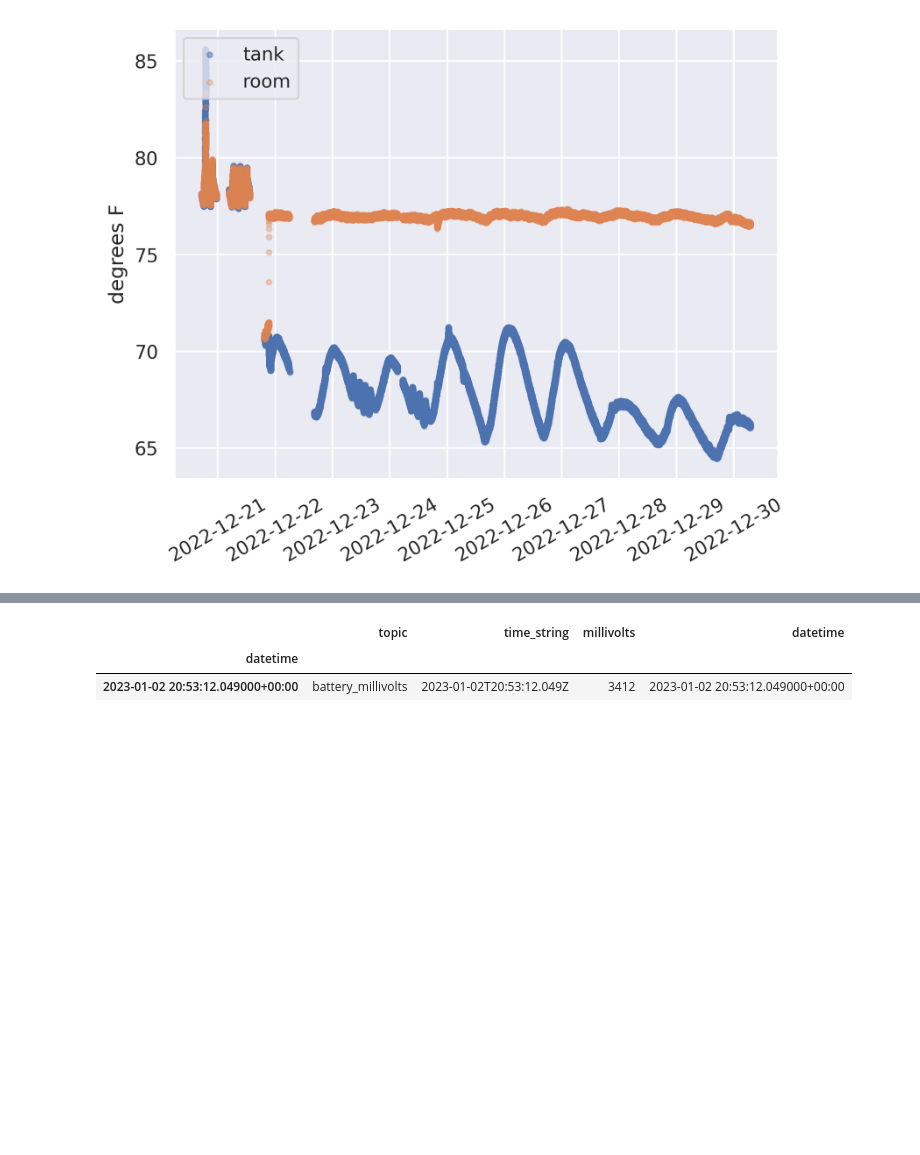
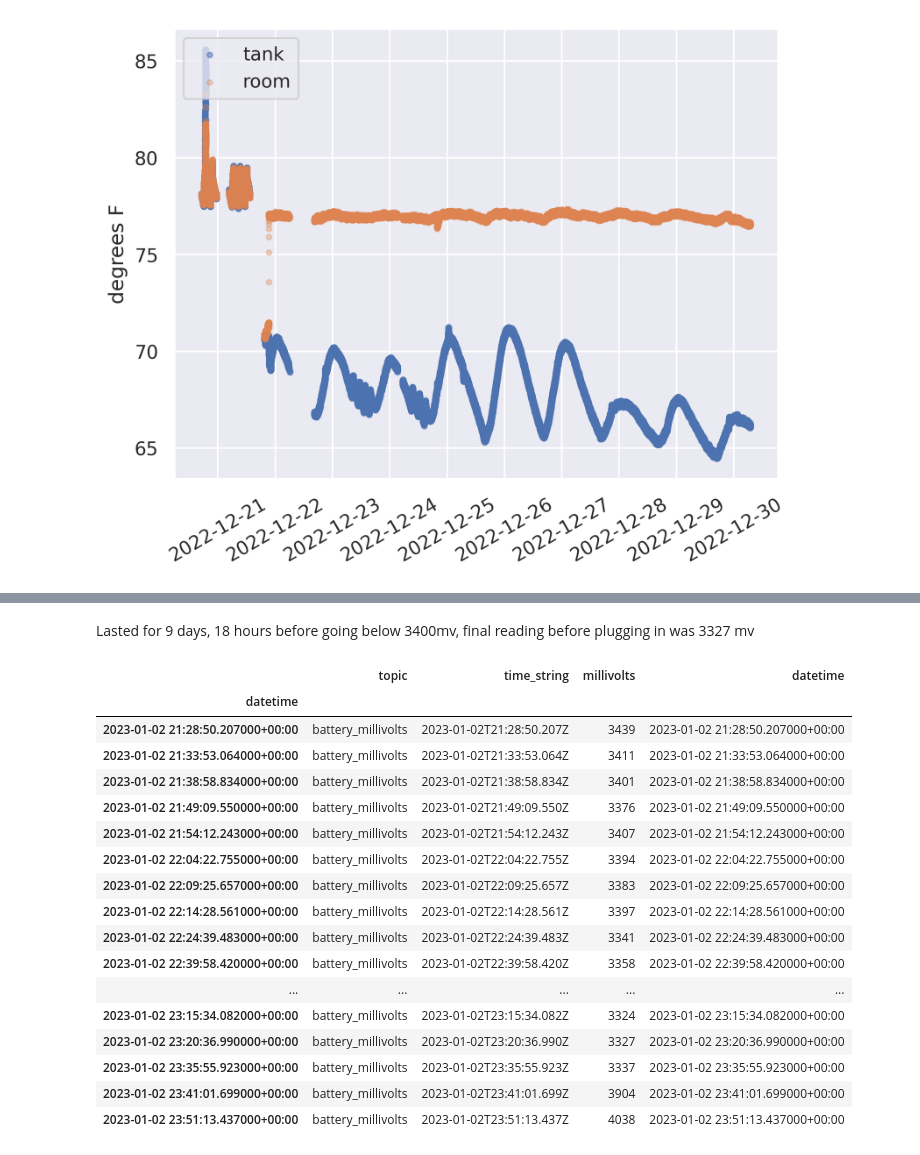
Before and after one commit to berickson/nerd-tank, a Jupyter notebook: client/Temp Analysis.ipynb, the cells around one changed output, grey strips where cells are left out. Saved outputs shown, nothing was run; the diff lists cells and outputs as text; code cells hidden in the pictures; blank space fills up the shorter version.

```diff
--- a/client/Temp Analysis.ipynb
+++ b/client/Temp Analysis.ipynb
@@ -117,9 +117,26 @@ plt.title(f"{len(df_bat.millivolts)} voltage readings, latest spline voltage {sp
+# %% [markdown]
+Lasted for 9 days, 18 hours before going below 3400mv, final reading before plugging in was 3327 mv
 # %%
-df_bat[-2:-1]
+df_bat[-20:-1]
 # %% [output]
 |  | topic | time_string | millivolts | datetime |
 | datetime |  |  |  |  |
-| 2023-01-02 20:53:12.049000+00:00 | battery_millivolts | 2023-01-02T20:53:12.049Z | 3412 | 2023-01-02 20:53:12.049000+00:00 |
+| 2023-01-02 21:28:50.207000+00:00 | battery_millivolts | 2023-01-02T21:28:50.207Z | 3439 | 2023-01-02 21:28:50.207000+00:00 |
+| 2023-01-02 21:33:53.064000+00:00 | battery_millivolts | 2023-01-02T21:33:53.064Z | 3411 | 2023-01-02 21:33:53.064000+00:00 |
+| 2023-01-02 21:38:58.834000+00:00 | battery_millivolts | 2023-01-02T21:38:58.834Z | 3401 | 2023-01-02 21:38:58.834000+00:00 |
+| 2023-01-02 21:49:09.550000+00:00 | battery_millivolts | 2023-01-02T21:49:09.550Z | 3376 | 2023-01-02 21:49:09.550000+00:00 |
+| 2023-01-02 21:54:12.243000+00:00 | battery_millivolts | 2023-01-02T21:54:12.243Z | 3407 | 2023-01-02 21:54:12.243000+00:00 |
+| 2023-01-02 22:04:22.755000+00:00 | battery_millivolts | 2023-01-02T22:04:22.755Z | 3394 | 2023-01-02 22:04:22.755000+00:00 |
+| 2023-01-02 22:09:25.657000+00:00 | battery_millivolts | 2023-01-02T22:09:25.657Z | 3383 | 2023-01-02 22:09:25.657000+00:00 |
+| 2023-01-02 22:14:28.561000+00:00 | battery_millivolts | 2023-01-02T22:14:28.561Z | 3397 | 2023-01-02 22:14:28.561000+00:00 |
+| 2023-01-02 22:24:39.483000+00:00 | battery_millivolts | 2023-01-02T22:24:39.483Z | 3341 | 2023-01-02 22:24:39.483000+00:00 |
+| 2023-01-02 22:39:58.420000+00:00 | battery_millivolts | 2023-01-02T22:39:58.420Z | 3358 | 2023-01-02 22:39:58.420000+00:00 |
+| ... | ... | ... | ... | ... |
+| 2023-01-02 23:15:34.082000+00:00 | battery_millivolts | 2023-01-02T23:15:34.082Z | 3324 | 2023-01-02 23:15:34.082000+00:00 |
+| 2023-01-02 23:20:36.990000+00:00 | battery_millivolts | 2023-01-02T23:20:36.990Z | 3327 | 2023-01-02 23:20:36.990000+00:00 |
+| 2023-01-02 23:35:55.923000+00:00 | battery_millivolts | 2023-01-02T23:35:55.923Z | 3337 | 2023-01-02 23:35:55.923000+00:00 |
+| 2023-01-02 23:41:01.699000+00:00 | battery_millivolts | 2023-01-02T23:41:01.699Z | 3904 | 2023-01-02 23:41:01.699000+00:00 |
+| 2023-01-02 23:51:13.437000+00:00 | battery_millivolts | 2023-01-02T23:51:13.437Z | 4038 | 2023-01-02 23:51:13.437000+00:00 |
 # %%
 ax = df_bat2.volts.plot(marker=".",alpha=0.003);
 ax.set_title("Upstairs Battery")
```
Also changed, not shown: parts of 2 cells of this notebook.
